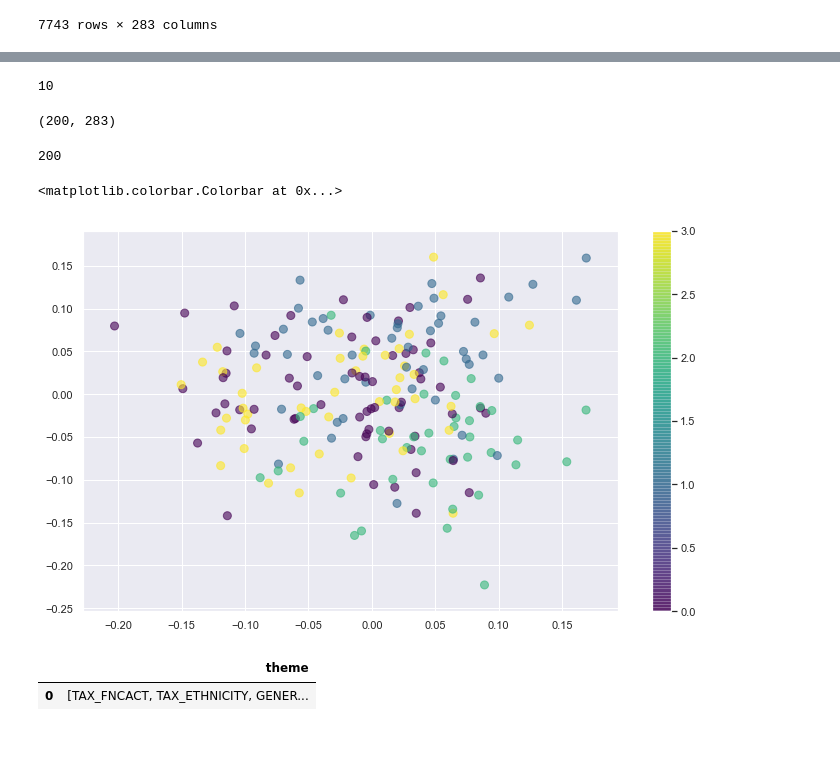
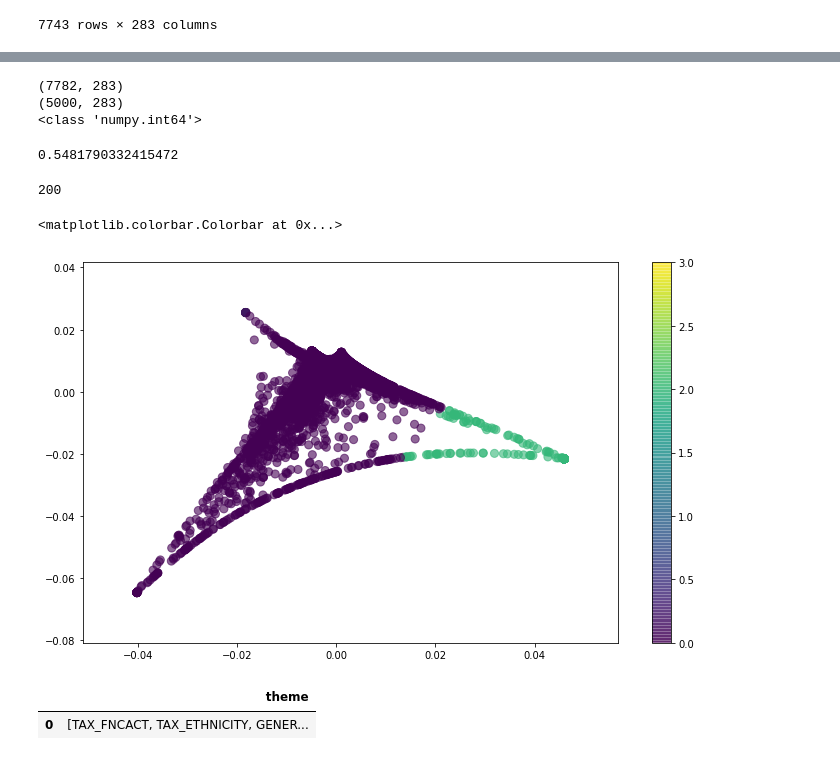
Before and after one commit to Razoff/Stark_AdA_project, a Jupyter notebook: gkg_virginie_arnaud.ipynb, the cells around one changed output, grey strips where cells are left out. Cells and saved outputs as stored; diff of their text form; code cells hidden in the pictures.

Commit message:
Sparse SVD

```diff
--- a/gkg_virginie_arnaud.ipynb
+++ b/gkg_virginie_arnaud.ipynb
@@ -464,9 +464,12 @@ test
 | 10news.com | 4 | 8 | 8 | 5 | 4 |
 | 10tv.com | 8 | 9 | 2 | 7 | 8 |
 # %%
-test.iloc[0].values
-indexes = test.index
-print(len(indexes))
+#test.iloc[0].values
+#indexes = test.index
+#print(len(indexes))
+
+data = pd.read_csv("~/Downloads/occurence_matrix.csv").T
+data = data.iloc[1:]
 
 def do_bags(data):
     indexes = data.index
@@ -481,16 +484,23 @@ def get_mat(data):
     for i in range(len(data.index)):
         ret.append(data.iloc[i].values)
 
-    return np.array(ret)
+    return np.array(ret).astype('int')
 
+def keep_n_themes(data, n_themes = 1000):
+    b = np.sum(data, axis=0)
+    idx = b.argsort()
 
-mat = get_mat(rdm_occ_mat)
+    return np.take(data, idx, axis=1)[:n_themes]
 
-mat = mat[:200]
-mat.shape
+mat = get_mat(data)
+print(mat.shape)
+mat = keep_n_themes(mat,5000)
+print(mat.shape)
+print(type(mat[0][0]))
 # %% [output]
-10
+(7782, 283)
+(5000, 283)
+<class 'numpy.int64'>
-(200, 283)
 # %%
 from sklearn.decomposition import PCA
 
@@ -500,6 +510,8 @@ from sklearn.preprocessing import StandardScaler
 from math import exp, expm1
 
 from scipy.sparse.csgraph import laplacian
+from scipy import sparse as sp
+
 
 from sklearn.cluster import KMeans
 
@@ -507,15 +519,22 @@ from sklearn.cluster import KMeans
 def graph_theme_pca(data, components = 32, clusters = 4):
 
     scaler = StandardScaler()
-
+    pca = PCA(n_components = components)
+    #sparse_data = sp.csc_matrix(data)
     scaler.fit(data)
-    pca_mat = pca.fit_transform(scaler.transform(data))
+    sparse_data = sp.csc_matrix(data.astype('float'))
+    u,s,vt = sp.linalg.svds(sparse_data)
+    #pca_mat = pca.fit_transform(scaler.transform(data))
     #u, s, vh = np.linalg.svd(scaler.transform(data), full_matrices=False)
 
-    cosine_dst_mat = squareform(pdist(pca_mat, metric='cosine'))
-    #cosine_dst_mat = squareform(pdist(u, metric='cosine'))
+    #cosine_dst_mat = squareform(pdist(pca_mat, metric='cosine'))
+    threshold_for_bug = 0.00000001 # could be any value, ex numpy.min
+    u[u < threshold_for_bug] = threshold_for_bug
+
+    cosine_dst_mat = squareform(pdist(u, metric='cosine'))
 
     cosine_mean = np.mean(cosine_dst_mat)
+    print(cosine_mean)
     adj_mat = np.vectorize(lambda x: exp(- x**2 / cosine_mean**2))(cosine_dst_mat)
     laplacian_mat = laplacian(adj_mat)
     eig_val, eig_vect = np.linalg.eig(laplacian_mat)
@@ -527,28 +546,30 @@ def graph_theme_pca(data, components = 32, clusters = 4):
     return eig_val, eig_vect, KMeans(n_clusters=clusters , random_state=0).fit(np.real(eig_vect[:,1:7])).labels_
 
 eig_val, eig_vect, k_labs = graph_theme_pca(mat, 8)
+# %% [output]
+0.5481790332415472
 # %%
 eig_val.shape[0]
 # %% [output]
 200
 # %%
-import seaborn as sns
+#import seaborn as sns
 
-sns.set()
+#sns.set()
 
 x = eig_vect[:,1]
 y = eig_vect[:,2]
 
 fig, ax = plt.subplots(1, 1, figsize=(12,7))
 
 #ax.scatter(x, y, c=np.random.rand((eig_val.shape[0])),cmap="viridis", s=65, alpha=0.6)
 p= ax.scatter(x, y, c=k_labs,cmap="viridis", s=65, alpha=0.6)
 #ax.set_xlim([np.min(x),np.max(x)])
 #ax.set_ylim([np.min(y),np.max(y)])
 fig.colorbar(p, ax=ax)
 # %% [output]
 <matplotlib.colorbar.Colorbar at 0x...>
-[figure, old version]
+[figure, new version]
 # %%
 # Ne pas compiler après ça lol
 # %%
```
